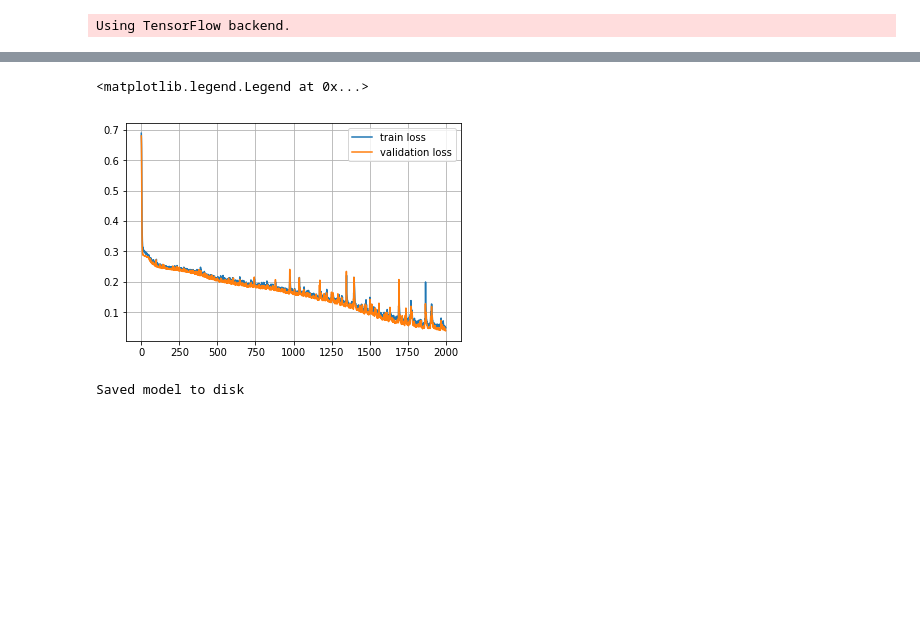
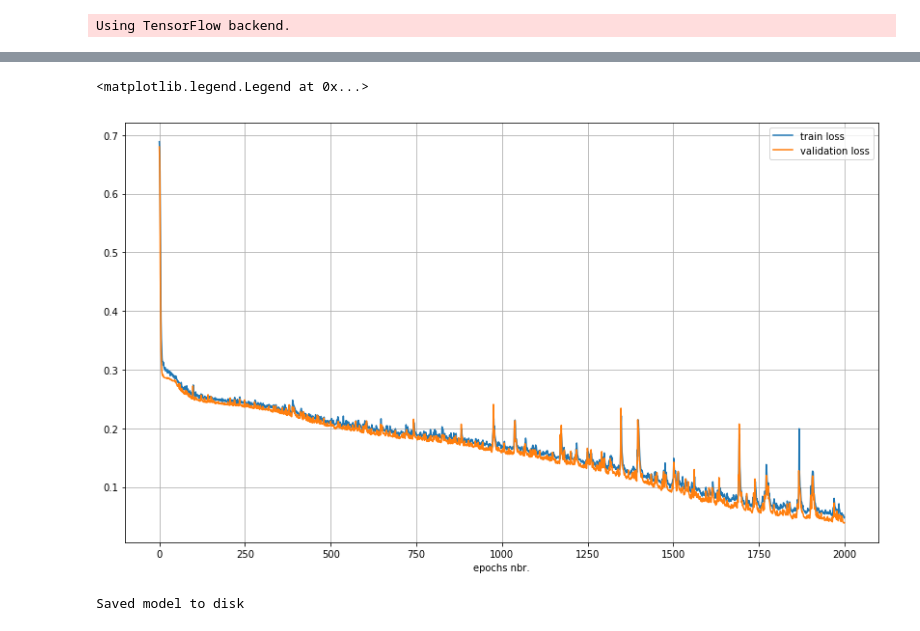
Before and after one commit to Wajih-O/ad-pmm-lab, a Jupyter notebook: pmm.ipynb, the cells around one changed output, grey strips where cells are left out. Saved outputs shown, nothing was run; the diff lists cells and outputs as text; code cells hidden in the pictures; blank space fills up the shorter version.

Commit message:
update training loss plotting

```diff
--- a/pmm.ipynb
+++ b/pmm.ipynb
@@ -574,16 +574,17 @@ Epoch 100/100
 # %%
 from functools import reduce
 loss = reduce(lambda x, y: x+y, [x.history['loss'] for x in history])
 val_loss = reduce(lambda x, y: x+y, [x.history['val_loss'] for x in history])
 
-
+plt.figure(figsize=(14,8))
 plt.plot(loss, label='train loss')
 plt.plot(val_loss, label='validation loss')
+plt.xlabel('epochs nbr.')
 plt.grid()
 plt.legend()
 # %% [output]
 <matplotlib.legend.Legend at 0x...>
-[figure, old version]
+[figure, new version]
 # %%
 # Serialize model
 model_name = 'interesting_3'
```
